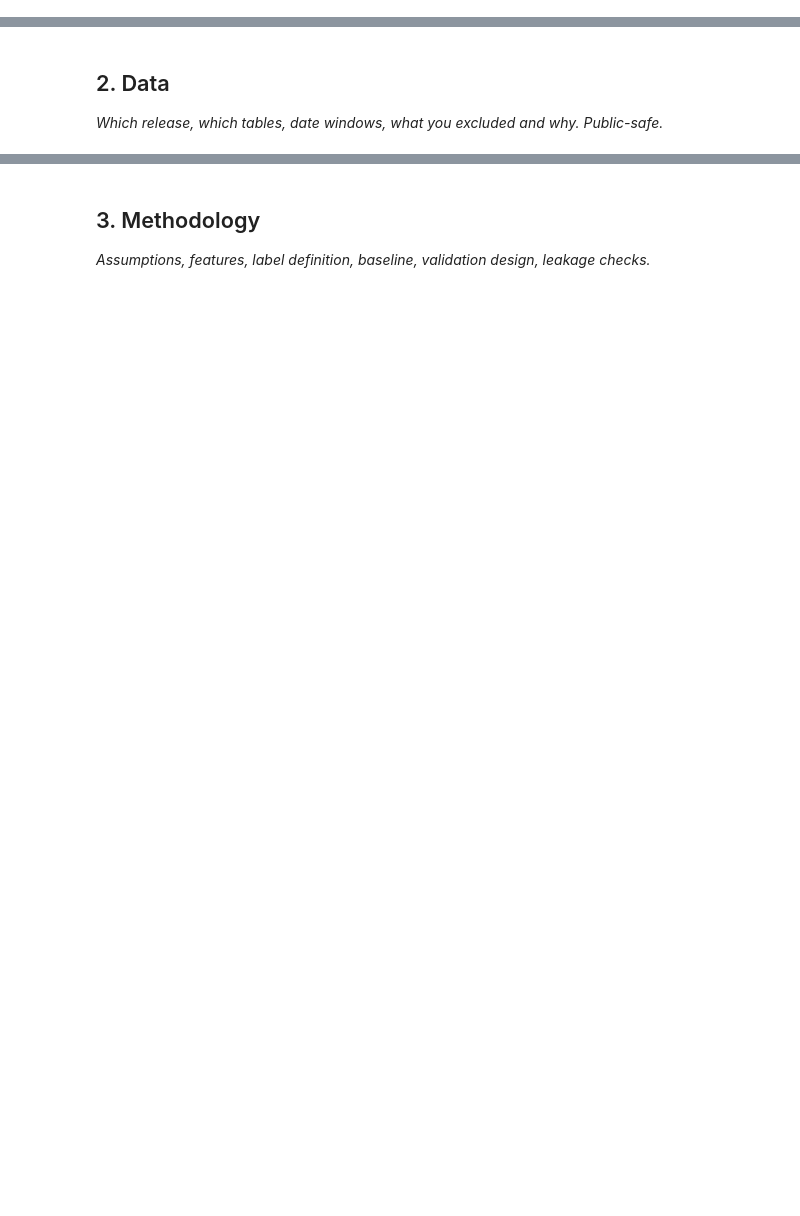
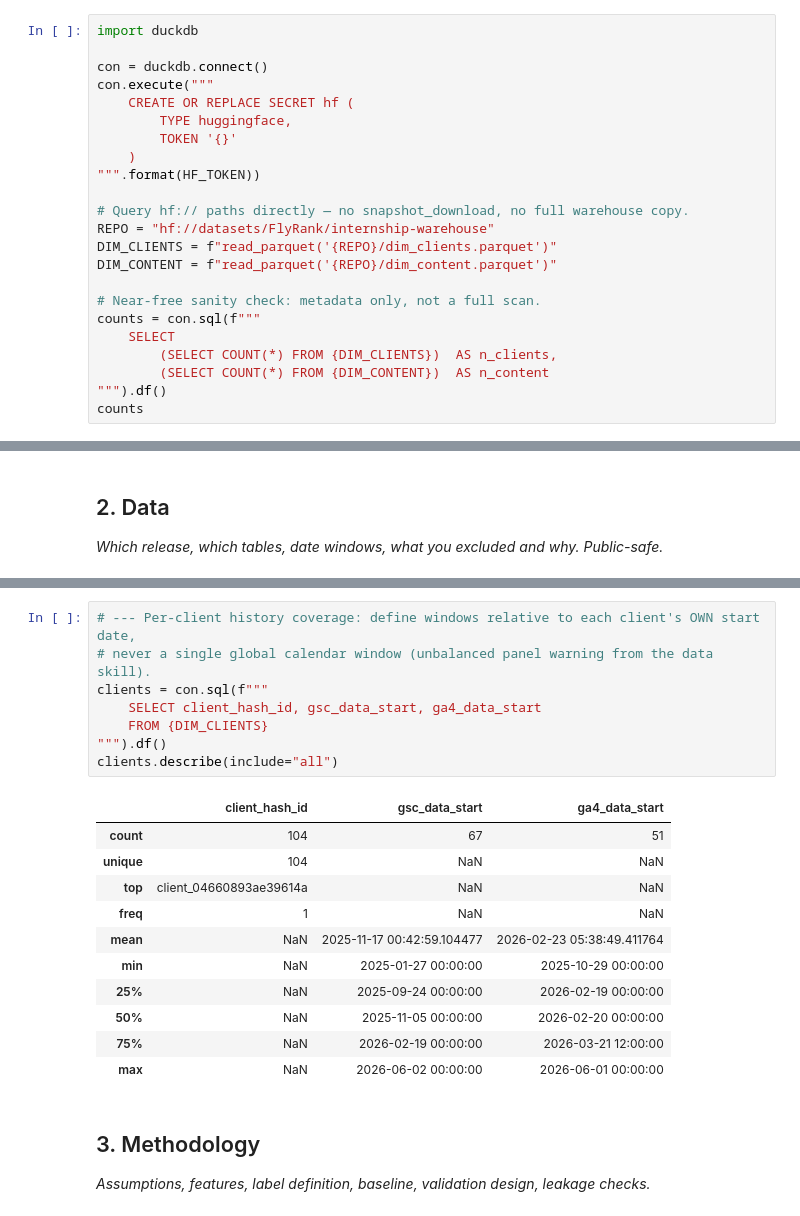
Before and after one commit to Rattan-Kumar/flyrank-ML-Intership, a Jupyter notebook: work/notebooks/capstone.ipynb, the cells around one changed output, grey strips where cells are left out. Cells and saved outputs as stored; diff of their text form; blank space fills up the shorter version.

```diff
--- a/work/notebooks/capstone.ipynb
+++ b/work/notebooks/capstone.ipynb
@@ -8,0 +35,23 @@ This skeleton is yours to fill. Work the sections **in order** — each one has
+# %%
+import duckdb
+
+con = duckdb.connect()
+con.execute("""
+    CREATE OR REPLACE SECRET hf (
+        TYPE huggingface,
+        TOKEN '{}'
+    )
+""".format(HF_TOKEN))
+
+# Query hf:// paths directly — no snapshot_download, no full warehouse copy.
+REPO = "hf://datasets/FlyRank/internship-warehouse"
+DIM_CLIENTS = f"read_parquet('{REPO}/dim_clients.parquet')"
+DIM_CONTENT = f"read_parquet('{REPO}/dim_content.parquet')"
+
+# Near-free sanity check: metadata only, not a full scan.
+counts = con.sql(f"""
+    SELECT
+        (SELECT COUNT(*) FROM {DIM_CLIENTS})  AS n_clients,
+        (SELECT COUNT(*) FROM {DIM_CONTENT})  AS n_content
+""").df()
+counts
@@ -17,3 +160,23 @@ This skeleton is yours to fill. Work the sections **in order** — each one has
+# %%
+# --- Per-client history coverage: define windows relative to each client's OWN start date,
+# never a single global calendar window (unbalanced panel warning from the data skill).
+clients = con.sql(f"""
+    SELECT client_hash_id, gsc_data_start, ga4_data_start
+    FROM {DIM_CLIENTS}
+""").df()
+clients.describe(include="all")
+# %% [output]
+|  | client_hash_id | gsc_data_start | ga4_data_start |
+| count | 104 | 67 | 51 |
+| unique | 104 | NaN | NaN |
+| top | client_04660893ae39614a | NaN | NaN |
+| freq | 1 | NaN | NaN |
+| mean | NaN | 2025-11-17 00:42:59.104477 | 2026-02-23 05:38:49.411764 |
+| min | NaN | 2025-01-27 00:00:00 | 2025-10-29 00:00:00 |
+| 25% | NaN | 2025-09-24 00:00:00 | 2026-02-19 00:00:00 |
+| 50% | NaN | 2025-11-05 00:00:00 | 2026-02-20 00:00:00 |
+| 75% | NaN | 2026-02-19 00:00:00 | 2026-03-21 12:00:00 |
+| max | NaN | 2026-06-02 00:00:00 | 2026-06-01 00:00:00 |
 # %% [markdown]
 ## 3. Methodology
 
```
Also changed, not shown: parts of 34 cells of this notebook.
